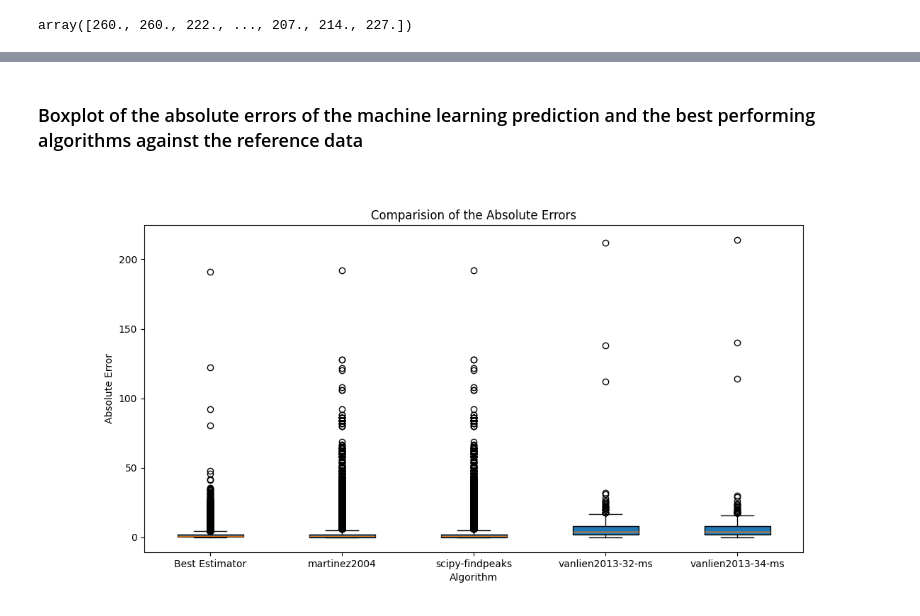
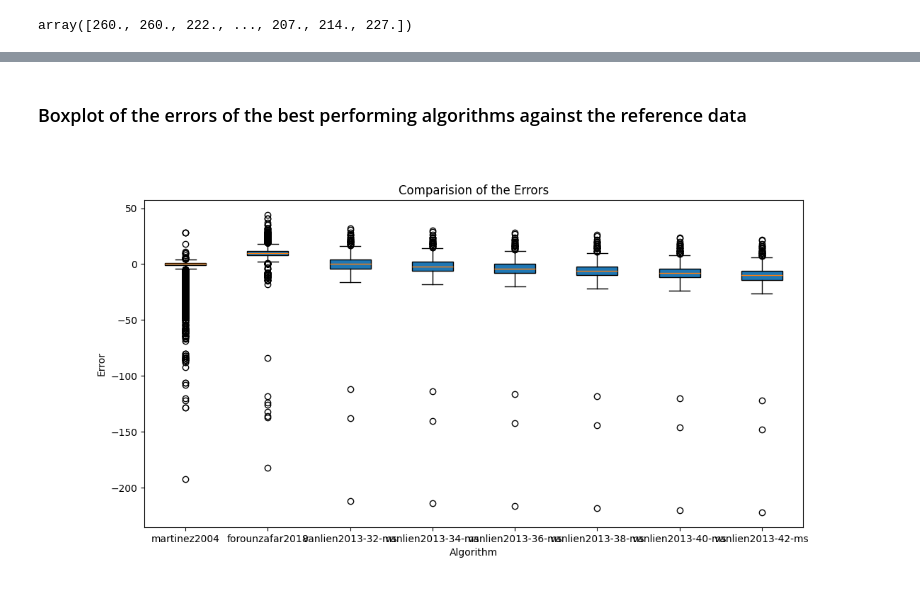
Before and after one commit to empkins/pepbench, a Jupyter notebook: experiments/pep_algorithm_benchmarking/notebooks/ML_analysis/EvaluateModelPerformance_q_peak.ipynb, the cells around one changed output, grey strips where cells are left out. Drawn from its saved outputs; the diff is of its cells as text; code cells hidden in the pictures.

Commit message:
Fixed data preprocessing

```diff
--- a/experiments/pep_algorithm_benchmarking/notebooks/ML_analysis/EvaluateModelPerformance_q_peak.ipynb
+++ b/experiments/pep_algorithm_benchmarking/notebooks/ML_analysis/EvaluateModelPerformance_q_peak.ipynb
@@ -142,5 +143,5 @@ best_algos_empkins
 # %%
-best_algos_guardian = load_best_performing_algos_q_wave(result_path.joinpath("guardian_dataset_reference_b_point").resolve(), n_best=4)
+best_algos_guardian = load_best_performing_algos_q_wave(result_path.joinpath("guardian_dataset_reference_b_point").resolve(), n_best=8)
 best_algos_guardian
 # %% [output]
 |  | mean | std |
@@ -172,0 +178,3 @@ abs_error_empkins
+# %%
+error_empkins = compute_error(data_best_algos_empkins, data_best_algos_empkins["q_wave_onset_sample_reference"])
+error_empkins
@@ -190,0 +214,3 @@ abs_error_guardian
+# %%
+error_guardian = compute_error(data_best_algos_guardian, data_best_algos_guardian["q_wave_onset_sample_reference"])
+error_guardian
@@ -191,2 +256,2 @@ abs_error_guardian
 # %% [markdown]
-### Boxplot of the absolute errors of the machine learning prediction and the best performing algorithms against the reference data
+### Boxplot of the errors of the best performing algorithms against the reference data
@@ -196,9 +258,12 @@ labels = ["Best Estimator", "martinez2004", "scipy-findpeaks", "vanlien2013-32-m
+# %%
+data = [error_empkins["martinez2004"], error_empkins["forounzafar2018"], error_guardian["vanlien2013-32-ms"], error_guardian["vanlien2013-34-ms"],error_guardian["vanlien2013-36-ms"], error_guardian["vanlien2013-38-ms"], error_guardian["vanlien2013-40-ms"], error_guardian["vanlien2013-42-ms"]]
+labels = ["martinez2004", "forounzafar2018", "vanlien2013-32-ms", "vanlien2013-34-ms", "vanlien2013-36-ms", "vanlien2013-38-ms","vanlien2013-40-ms", "vanlien2013-42-ms"]
 # %%
 plt.figure(figsize=(12, 6))
 plt.boxplot(data, patch_artist=True, labels=labels)
-plt.title("Comparision of the Absolute Errors")
+plt.title("Comparision of the Errors")
 plt.xlabel("Algorithm")
-plt.ylabel("Absolute Error")
+plt.ylabel("Error")
 plt.show()
 # %% [output]
-[figure, old version]
+[figure, new version]
```
Also changed, not shown: parts of 29 cells of this notebook, 9 other files.
